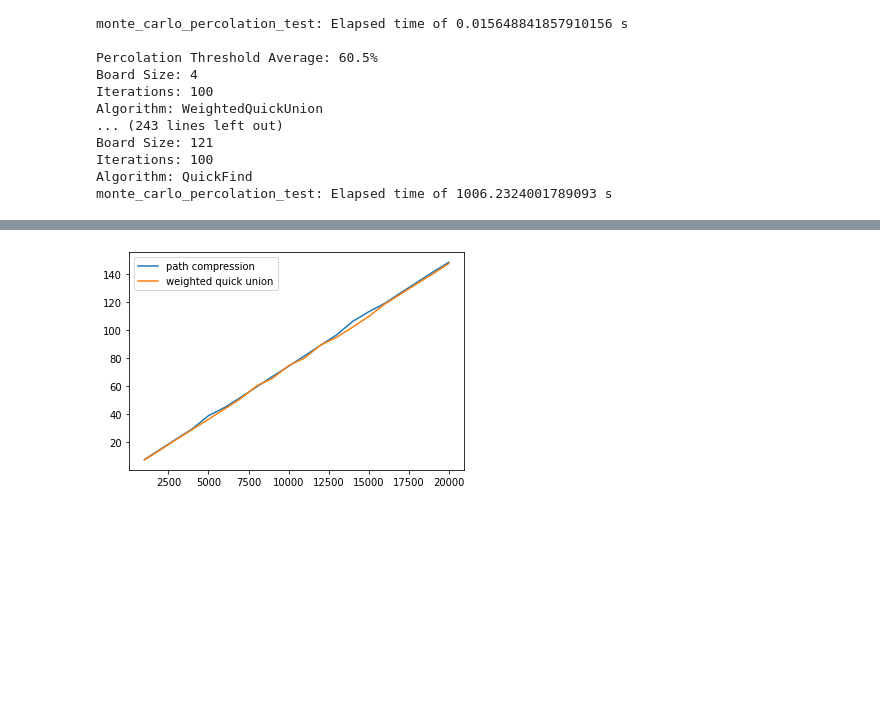
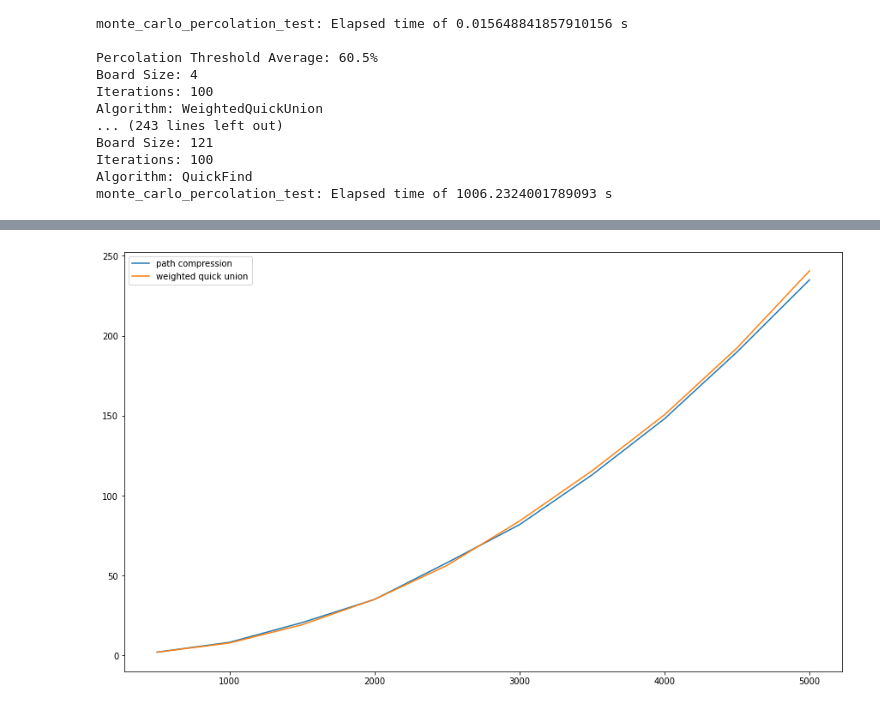
Before and after one commit to rj-pal/Percolation, a Jupyter notebook: Percolation_Tests.ipynb, the cells around one changed output, grey strips where cells are left out. Saved outputs shown, nothing was run; the diff lists cells and outputs as text; code cells hidden in the pictures; blank space fills up the shorter version.

```diff
--- a/Percolation_Tests.ipynb
+++ b/Percolation_Tests.ipynb
@@ -84,0 +134,11 @@ monte_carlo_percolation_test: Elapsed time of 1006.2324001789093 s
+# %%
+x = [100, 500, 1000, 2500, 5000]
+y1 = pc_times
+y2 = wqu_times
+y3 = qu_times
+plt.figure(figsize=(15, 9))
+plt.plot(x, y1, label = "path compression")
+plt.plot(x, y2, label = "weighted quick union")
+plt.plot(x, y3, label = "quick union")
+plt.legend()
+plt.show()
@@ -87,16 +149,14 @@ pc = 'PathCompression'
 wqu = 'WeightedQuickUnion'
 pc_times = []
 wqu_times = []
-for i in range(1000, 20001, 1000):
-    size = 25
-    times = i
-    mc = MonteCarlo(size, i)
-    print(f"Size {size} x {size} at {i} iterations")
+for size in range(500, 5001, 500):
+    mc = MonteCarlo(size, 1)
+    print(f"Size {size} x {size} at one iteration")
     print("---------------------------------------")
     print(f"Algorithm: {pc}")
-    pc_times.append(mc.monte_carlo_percolation_test('PathCompression', randomized=False, seed_value=3, show_results=False)[1])
+    pc_times.append(mc.monte_carlo_full_connection_test(pc, seed_value=3, show_results=False)[1])
     print()
     print(f"Algorithm: {wqu}")
-    wqu_times.append(mc.monte_carlo_percolation_test('WeightedQuickUnion', randomized=False, seed_value=3, show_results=False)[1])
+    wqu_times.append(mc.monte_carlo_full_connection_test(wqu, seed_value=3, show_results=False)[1])
     print()
 # %% [output]
@@ -120,11 +180,12 @@ monte_carlo_percolation_test: Elapsed time of 147.84084486961365 s
 # %%
-x = [x for x in range(1000, 20001, 1000)]
+x = [x for x in range(500, 5001, 500)]
 y1 = pc_times
 y2 = wqu_times
-
+plt.figure(figsize=(15, 9))
 plt.plot(x, y1, label = "path compression")
 plt.plot(x, y2, label = "weighted quick union")
 plt.legend()
+
 plt.show()
 # %% [output]
-[figure, old version]
+[figure, new version]
```
Also changed, not shown: parts of 10 cells of this notebook.
